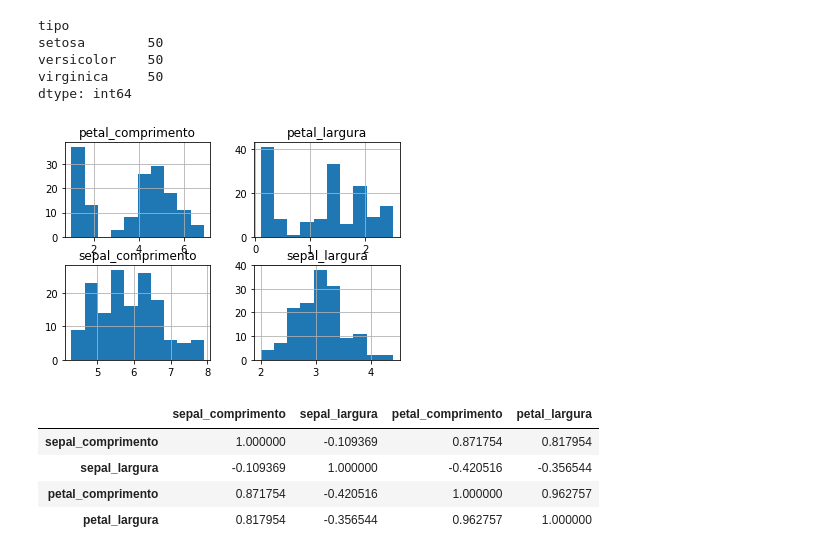
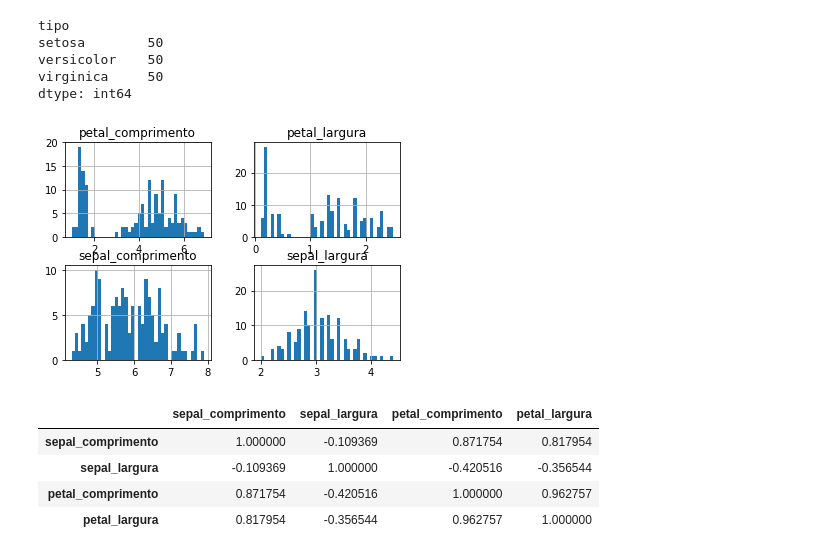
Before and after one commit to ciencia-de-dados-pratica/GEAM, a Jupyter notebook: 001/iris-notebook.ipynb, the cells around one changed output. Drawn from its saved outputs; the diff is of its cells as text; code cells hidden in the pictures.

```diff
--- a/001/iris-notebook.ipynb
+++ b/001/iris-notebook.ipynb
@@ -25,7 +25,8 @@ from sklearn import naive_bayes
 # %% [markdown]
 ### Carregando e definindo as colunas do dataset
 # %%
-columns = ['sepal_comprimento','sepal_largura','petal_comprimento','petal_largura','tipo']
+columns = ['sepal_comprimento','sepal_largura','petal_comprimento',
+           'petal_largura','tipo']
 data = pd.read_csv('iris-dataset.csv',names=columns)
 # %% [markdown]
 ### Visualização e descrição dos dados
@@ -68,9 +69,9 @@ versicolor    50
 virginica     50
 dtype: int64
 # %%
-data.hist();
+data.hist(bins=40);
 # %% [output]
-[figure, old version]
+[figure, new version]
 # %%
 data.corr()
 # %% [output]
```
Also changed, not shown: 3 other files.
